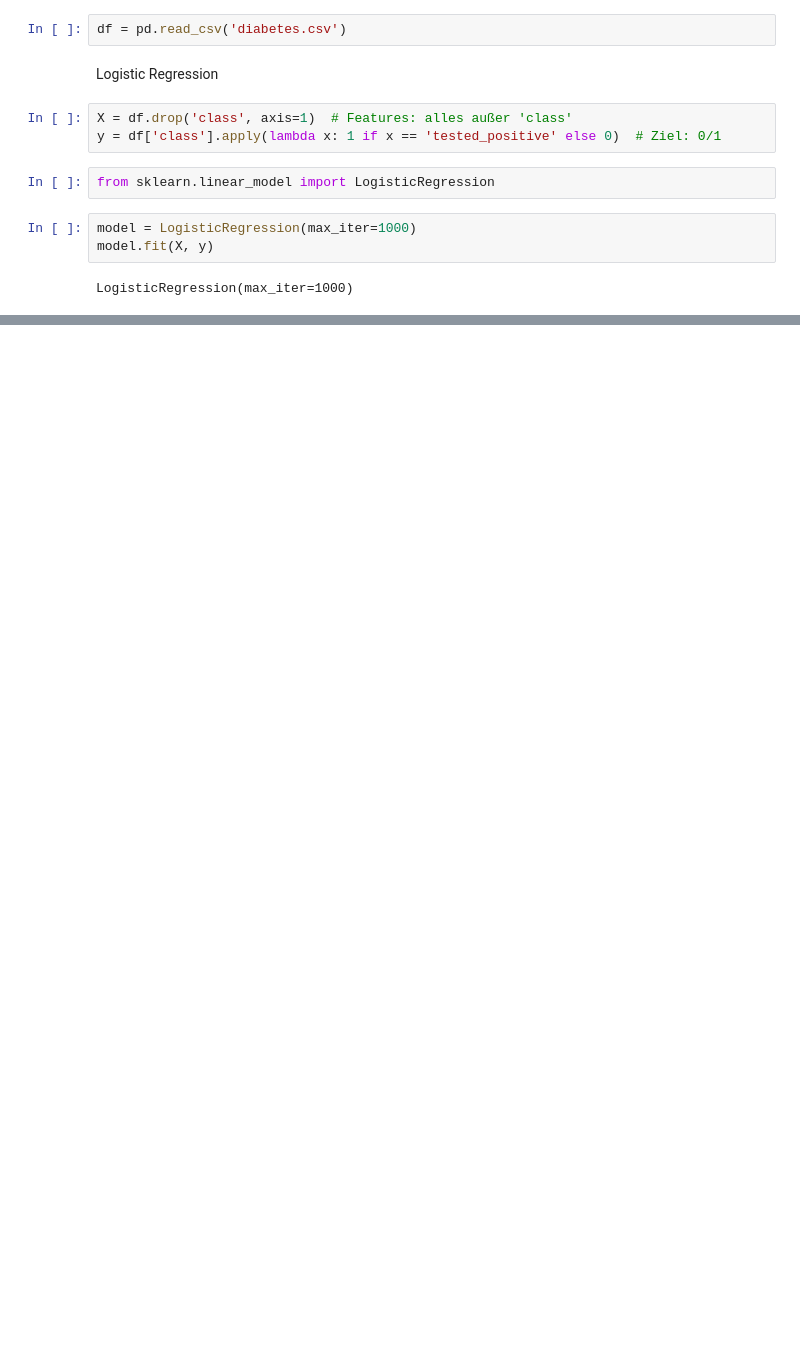
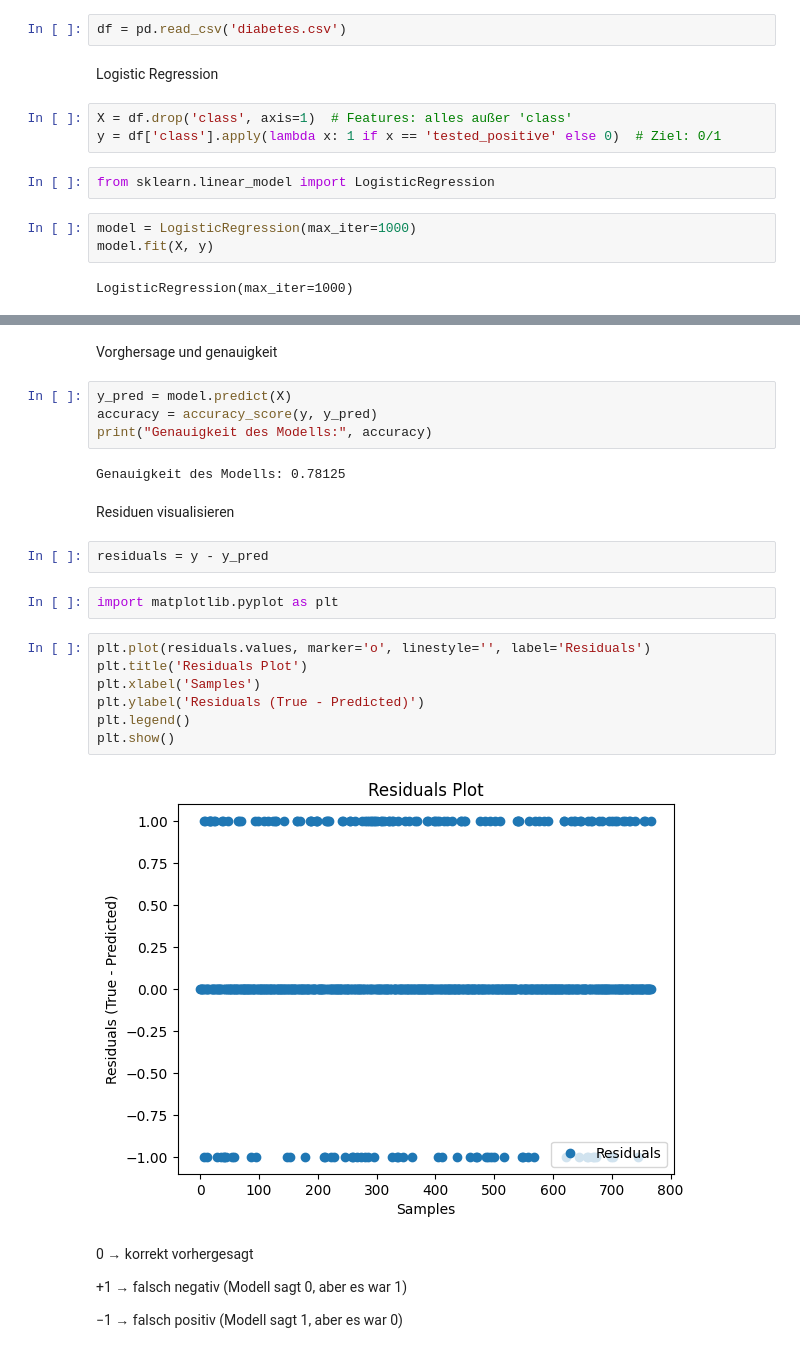
Before and after one commit to lilithUmit/AMLHC_Tasks_LH, a Jupyter notebook: src/python/task4_2.ipynb, the cells around one changed output, grey strips where cells are left out. Cells and saved outputs as stored; diff of their text form; blank space fills up the shorter version.

Commit message:
Modell Evaluieren

```diff
--- a/src/python/task4_2.ipynb
+++ b/src/python/task4_2.ipynb
@@ -18,0 +30,29 @@ LogisticRegression(max_iter=1000)
+# %% [markdown]
+Vorghersage und genauigkeit
+# %%
+y_pred = model.predict(X)
+accuracy = accuracy_score(y, y_pred)
+print("Genauigkeit des Modells:", accuracy)
+# %% [output]
+Genauigkeit des Modells: 0.78125
+# %% [markdown]
+Residuen visualisieren
+# %%
+residuals = y - y_pred
+# %%
+import matplotlib.pyplot as plt
+# %%
+plt.plot(residuals.values, marker='o', linestyle='', label='Residuals')
+plt.title('Residuals Plot')
+plt.xlabel('Samples')
+plt.ylabel('Residuals (True - Predicted)')
+plt.legend()
+plt.show()
+# %% [output]
+[figure, added]
+# %% [markdown]
+0 → korrekt vorhergesagt
+
++1 → falsch negativ (Modell sagt 0, aber es war 1)
+
+−1 → falsch positiv (Modell sagt 1, aber es war 0)
```
Also changed, not shown: parts of 3 cells of this notebook.
